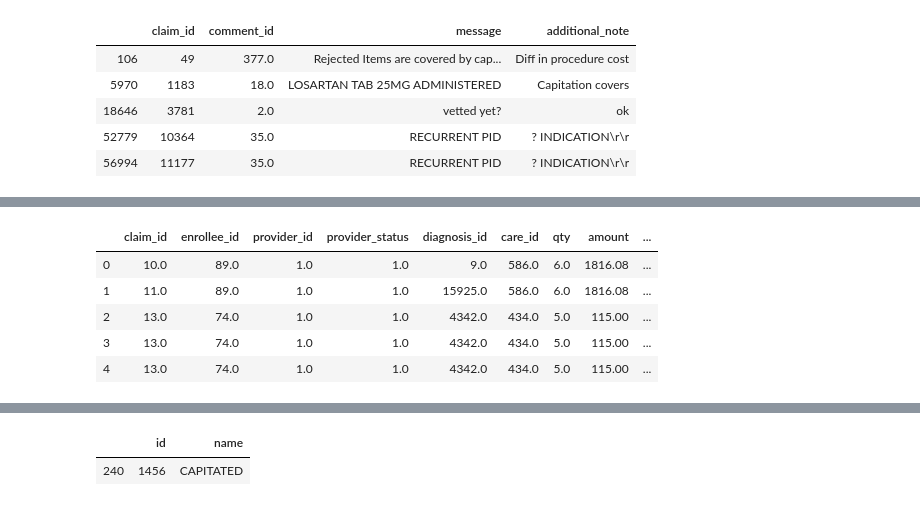
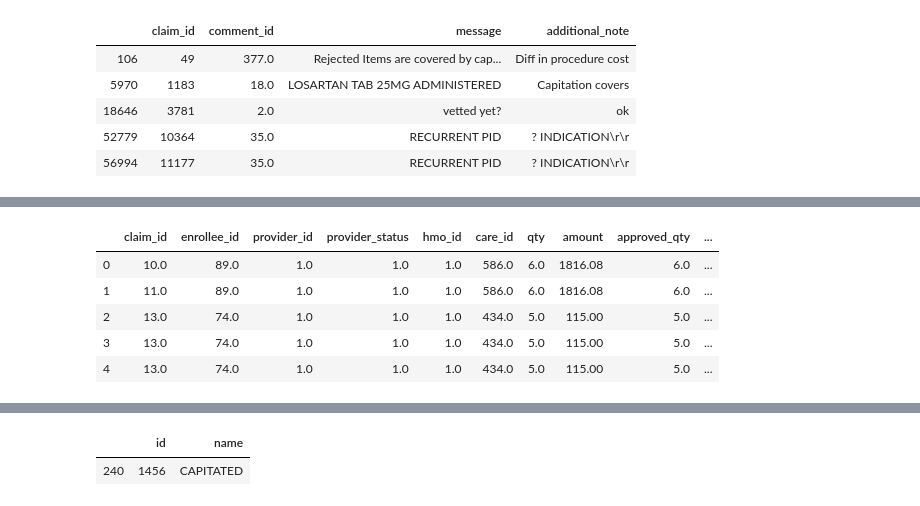
Before and after one commit to Shunling/Insight_HealthDataScience, a Jupyter notebook: Projects/P3/DataWangling.ipynb, the cells around one changed output, grey strips where cells are left out. Cells and saved outputs as stored; diff of their text form; code cells hidden in the pictures.

```diff
--- a/Projects/P3/DataWangling.ipynb
+++ b/Projects/P3/DataWangling.ipynb
@@ -365,9 +365,9 @@ Index(['id', 'hmo_id', 'hmo_pile_id', 'provider_id', 'enrollee_id',
 df2 = all_df['claims'][['id','hmo_id','provider_id','enrollee_id','approval_code',\
                       'provider_status','created_at','vetted_at']]
 # %%
-df = df1.merge(df2,how='outer',left_on='claim_id',right_on='id')
-df = df.drop(columns = ['id_x','id_y'])
-df = df[['claim_id','enrollee_id','provider_id','provider_status','care_id','qty','amount','approved_qty','approved_amount',\
+df3 = df1.merge(df2,how='outer',left_on='claim_id',right_on='id')
+df3 = df3.drop(columns = ['id_x','id_y'])
+df3 = df3[['claim_id','enrollee_id','provider_id','provider_status','hmo_id','care_id','qty','amount','approved_qty','approved_amount',\
          'hmo_approved','created_at','vetted_at']]
-df.head()
+df3.info()
 # %% [output]
@@ -380,5 +391,0 @@ df.head()
-# %%
-df3 = df.merge(all_df['claim_diagnoses'],how='left',left_on='claim_id',right_on='claim_id',suffixes=('', '_y'))
-df = df3.drop(columns=['id'])[['claim_id','enrollee_id','provider_id','provider_status','diagnosis_id','care_id','qty','amount','approved_qty','approved_amount',\
-         'hmo_approved','created_at','vetted_at']]
-df.head()
@@ -391,0 +397,3 @@ df.head()
+# %%
+df3 = df3.sort_values(by=['claim_id'])
+df3.head()
@@ -406,10 +457,10 @@ comments.dropna().head()
 # %%
-df = df.merge(comments,how='left',left_on='claim_id',right_on='claim_id')
+df = df3.merge(comments,how='left',left_on='claim_id',right_on='claim_id')
 df.head()
 # %% [output]
-|  | claim_id | enrollee_id | provider_id | provider_status | diagnosis_id | care_id | qty | amount | ... |
-| 0 | 10.0 | 89.0 | 1.0 | 1.0 | 9.0 | 586.0 | 6.0 | 1816.08 | ... |
-| 1 | 11.0 | 89.0 | 1.0 | 1.0 | 15925.0 | 586.0 | 6.0 | 1816.08 | ... |
-| 2 | 13.0 | 74.0 | 1.0 | 1.0 | 4342.0 | 434.0 | 5.0 | 115.00 | ... |
-| 3 | 13.0 | 74.0 | 1.0 | 1.0 | 4342.0 | 434.0 | 5.0 | 115.00 | ... |
-| 4 | 13.0 | 74.0 | 1.0 | 1.0 | 4342.0 | 434.0 | 5.0 | 115.00 | ... |
+|  | claim_id | enrollee_id | provider_id | provider_status | hmo_id | care_id | qty | amount | approved_qty | ... |
+| 0 | 10.0 | 89.0 | 1.0 | 1.0 | 1.0 | 586.0 | 6.0 | 1816.08 | 6.0 | ... |
+| 1 | 11.0 | 89.0 | 1.0 | 1.0 | 1.0 | 586.0 | 6.0 | 1816.08 | 6.0 | ... |
+| 2 | 13.0 | 74.0 | 1.0 | 1.0 | 1.0 | 434.0 | 5.0 | 115.00 | 5.0 | ... |
+| 3 | 13.0 | 74.0 | 1.0 | 1.0 | 1.0 | 434.0 | 5.0 | 115.00 | 5.0 | ... |
+| 4 | 13.0 | 74.0 | 1.0 | 1.0 | 1.0 | 434.0 | 5.0 | 115.00 | 5.0 | ... |
```
Also changed, not shown: parts of 7 cells of this notebook.
